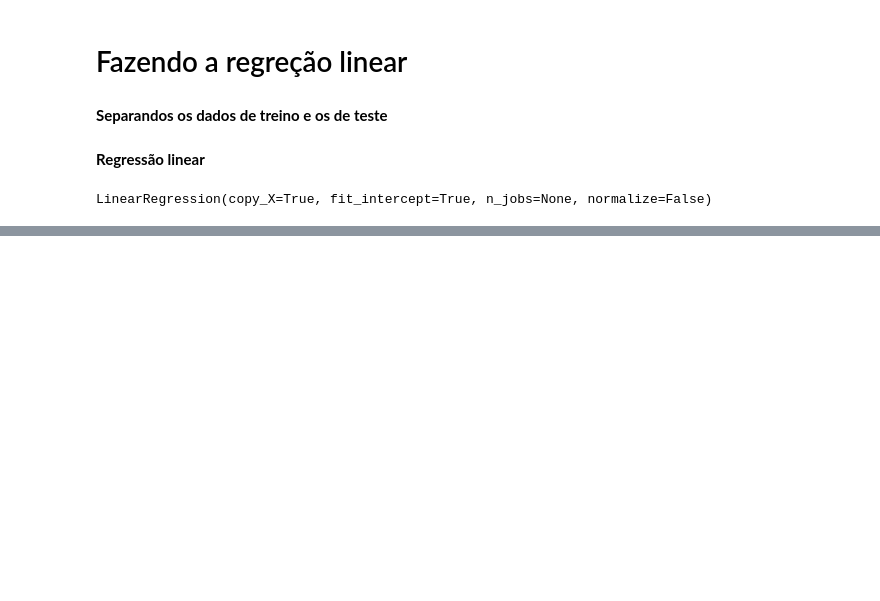
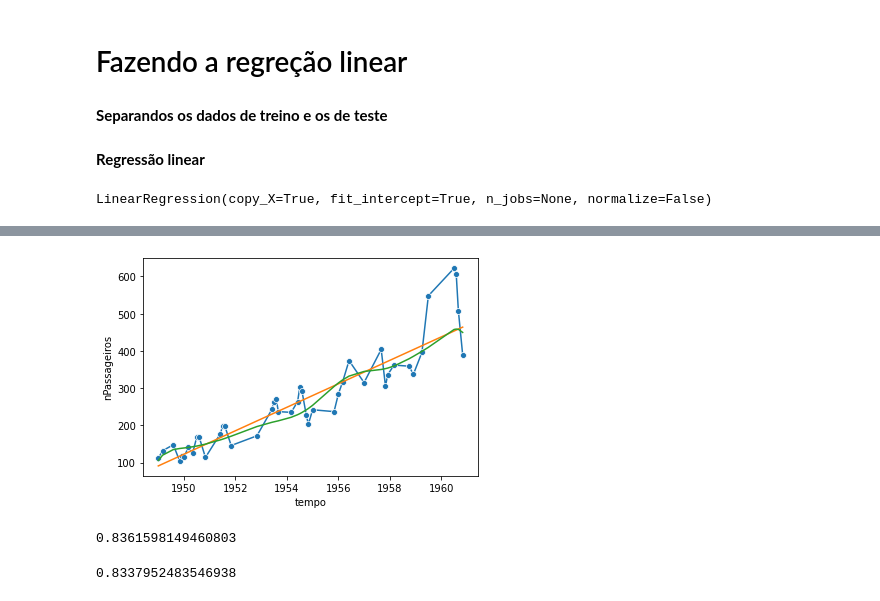
Before and after one commit to gabriels3t/Python-Scikit-Learn-regressao-classificacao-e-clustering, a Jupyter notebook: regressao.ipynb, the cells around one changed output, grey strips where cells are left out. Saved outputs shown, nothing was run; the diff lists cells and outputs as text; code cells hidden in the pictures; blank space fills up the shorter version.

```diff
--- a/regressao.ipynb
+++ b/regressao.ipynb
@@ -51,0 +102,18 @@ ax =sns.lineplot(x='tempo', y='nPassageiros', data = passageiros_predito)
+# %%
+regressor_svr = SVR(C=100000000)
+regressor_svr.fit(tempo_treino, nPassageiros_treino)
+nPassageiros_predito_svr = regressor_svr.predict(tempo_teste)
+passageiros_predito_svr = pd.DataFrame({'tempo':np.ndarray.flatten(tempo_teste),'nPassageiros':nPassageiros_predito_svr })
+ax = sns.lineplot(x='tempo',y='nPassageiros',data=passageiros_teste,marker='o')
+ax =sns.lineplot(x='tempo', y='nPassageiros', data = passageiros_predito)
+ax =sns.lineplot(x='tempo', y='nPassageiros', data = passageiros_predito_svr)
+# %% [output]
+[figure, added]
+# %%
+r2_score(nPassageiros_teste,nPassageiros_predito_svr  ) # esse tem que ficar maior do que o da reta
+# %% [output]
+0.8361598149460803
+# %%
+r2_score(nPassageiros_teste,nPassageiros_predito )
+# %% [output]
+0.8337952483546938
```
Also changed, not shown: parts of 16 cells of this notebook.
